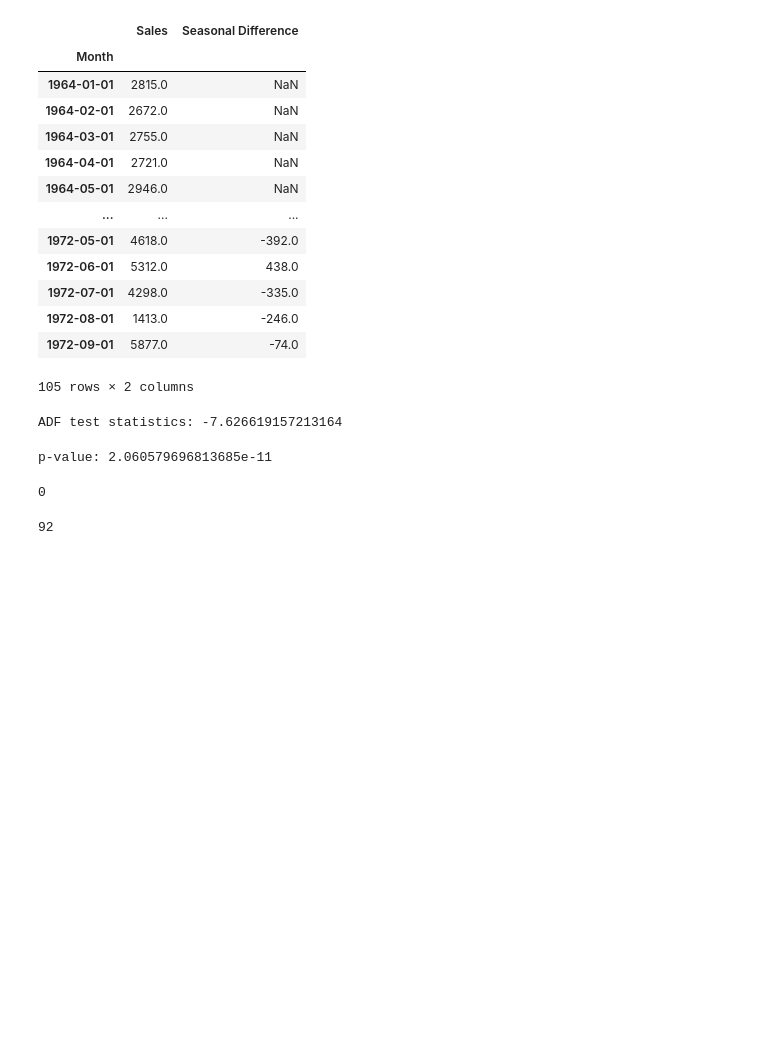
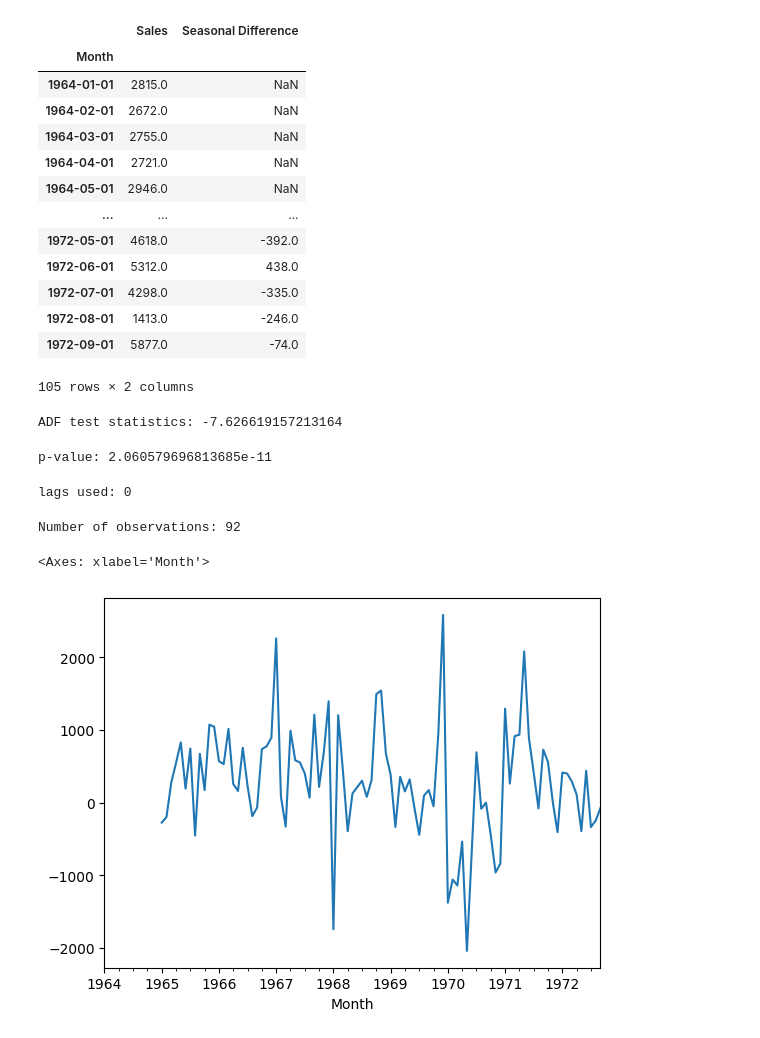
Before and after one commit to AhmAdO9/Machine_learning, a Jupyter notebook: TimeSeriesAnalysis/TimeSeriesAnalysis.ipynb, the cells around one changed output. Cells and saved outputs as stored; diff of their text form; code cells hidden in the pictures; blank space fills up the shorter version.

```diff
--- a/TimeSeriesAnalysis/TimeSeriesAnalysis.ipynb
+++ b/TimeSeriesAnalysis/TimeSeriesAnalysis.ipynb
@@ -1093,2 +1092,0 @@ test_result[1]
-# %%
-df['Second Difference'] = df['Sales'] - df['First Difference'].shift(1)
@@ -1100,4 +1092,0 @@ test_result[1]
-# %%
-df['Third Difference'] = df['Sales'] - df['Second Difference'].shift(1)
-test_result = adfuller(df['Third Difference'].dropna())
-test_result[1]
@@ -1147,4 +1114,0 @@ df
-# %%
-df.drop(columns = ['First Difference','Second Difference'], inplace = True)
-# %%
-df.drop(columns = ['Third Difference'], inplace =True)
@@ -1211,10 +1140,15 @@ print("p-value: {}".format(test_result[1]))
 # %% [output]
 p-value: 2.060579696813685e-11
 # %%
-print("lags used: {}".test_result[2]
+print("lags used: {}".format(test_result[2]))
 # %% [output]
-0
+lags used: 0
-# %%
-test_result[3]
-# %% [output]
-92
+# %%
+print("Number of observations: {}".format(test_result[3]))
+# %% [output]
+Number of observations: 92
+# %%
+df['Seasonal Difference'].plot()
+# %% [output]
+<Axes: xlabel='Month'>
+[figure, added]
```
Also changed, not shown: parts of 28 cells of this notebook.
